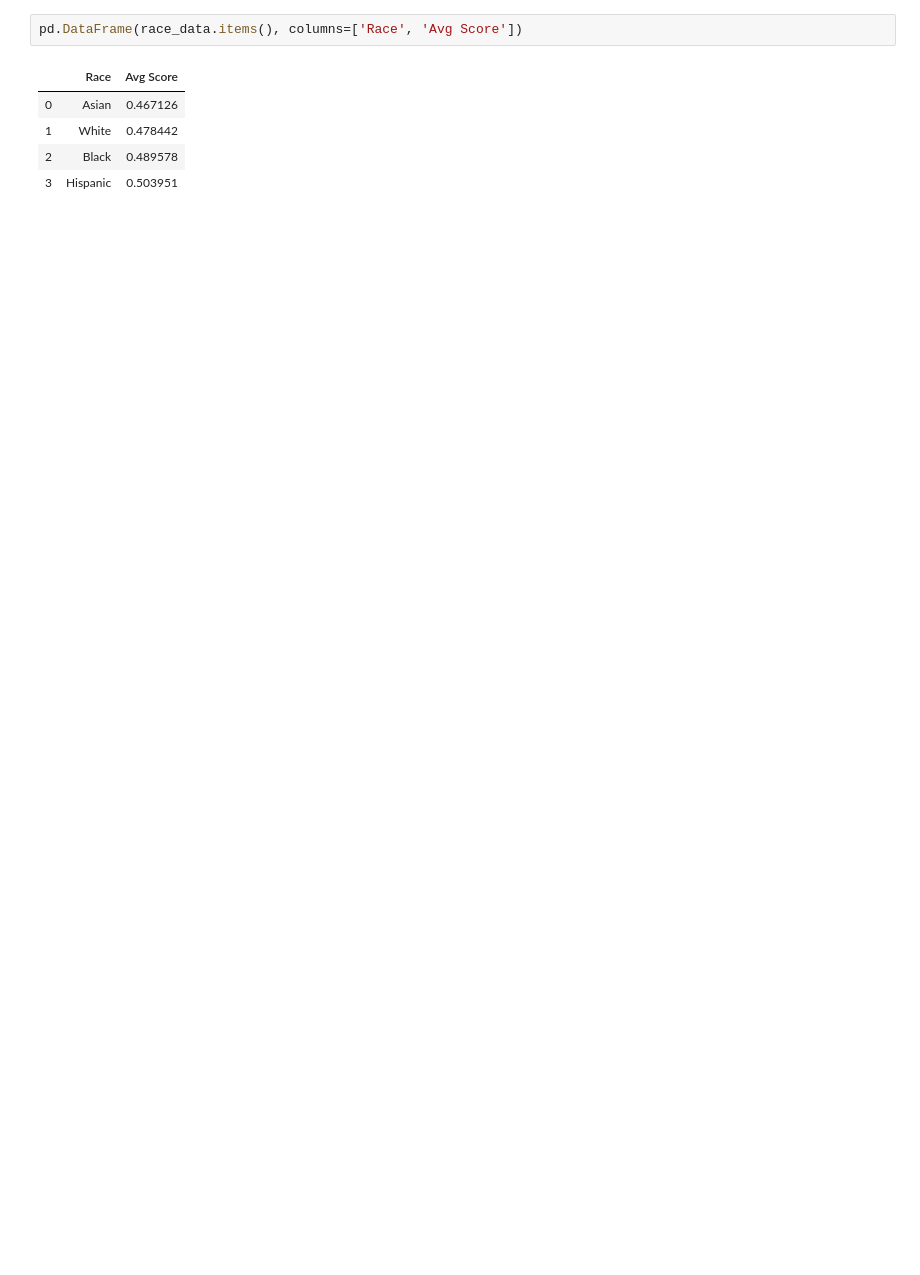
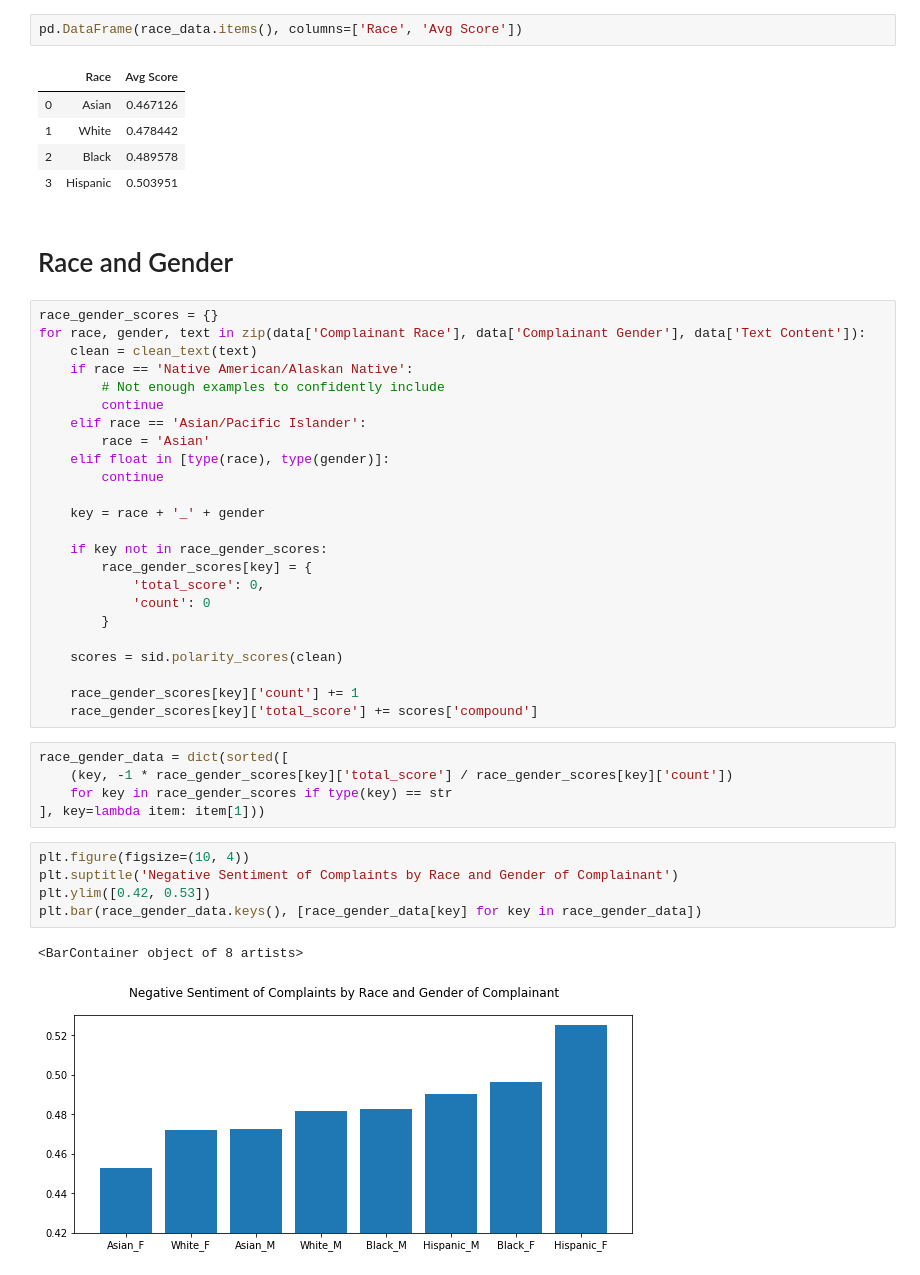
Before and after one commit to Faraaz-Beyabani/CPDP_Daring_Riddlers, a Jupyter notebook: checkpoint-5/src/checkpoint-5.ipynb, the cells around one changed output. Drawn from its saved outputs; the diff is of its cells as text; blank space fills up the shorter version.

```diff
--- a/checkpoint-5/src/checkpoint-5.ipynb
+++ b/checkpoint-5/src/checkpoint-5.ipynb
@@ -161,3 +161,42 @@ pd.DataFrame(race_data.items(), columns=['Race', 'Avg Score'])
 | 1 | White | 0.478442 |
 | 2 | Black | 0.489578 |
 | 3 | Hispanic | 0.503951 |
+# %% [markdown]
+# Race and Gender
+# %%
+race_gender_scores = {}
+for race, gender, text in zip(data['Complainant Race'], data['Complainant Gender'], data['Text Content']):
+    clean = clean_text(text)
+    if race == 'Native American/Alaskan Native':
+        # Not enough examples to confidently include
+        continue
+    elif race == 'Asian/Pacific Islander':
+        race = 'Asian'
+    elif float in [type(race), type(gender)]:
+        continue
+
+    key = race + '_' + gender
+
+    if key not in race_gender_scores:
+        race_gender_scores[key] = {
+            'total_score': 0,
+            'count': 0
+        }
+
+    scores = sid.polarity_scores(clean)
+
+    race_gender_scores[key]['count'] += 1
+    race_gender_scores[key]['total_score'] += scores['compound']
+# %%
+race_gender_data = dict(sorted([
+    (key, -1 * race_gender_scores[key]['total_score'] / race_gender_scores[key]['count'])
+    for key in race_gender_scores if type(key) == str
+], key=lambda item: item[1]))
+# %%
+plt.figure(figsize=(10, 4))
+plt.suptitle('Negative Sentiment of Complaints by Race and Gender of Complainant')
+plt.ylim([0.42, 0.53])
+plt.bar(race_gender_data.keys(), [race_gender_data[key] for key in race_gender_data])
+# %% [output]
+<BarContainer object of 8 artists>
+[figure, added]
```
Also changed, not shown: parts of 2 cells of this notebook.
